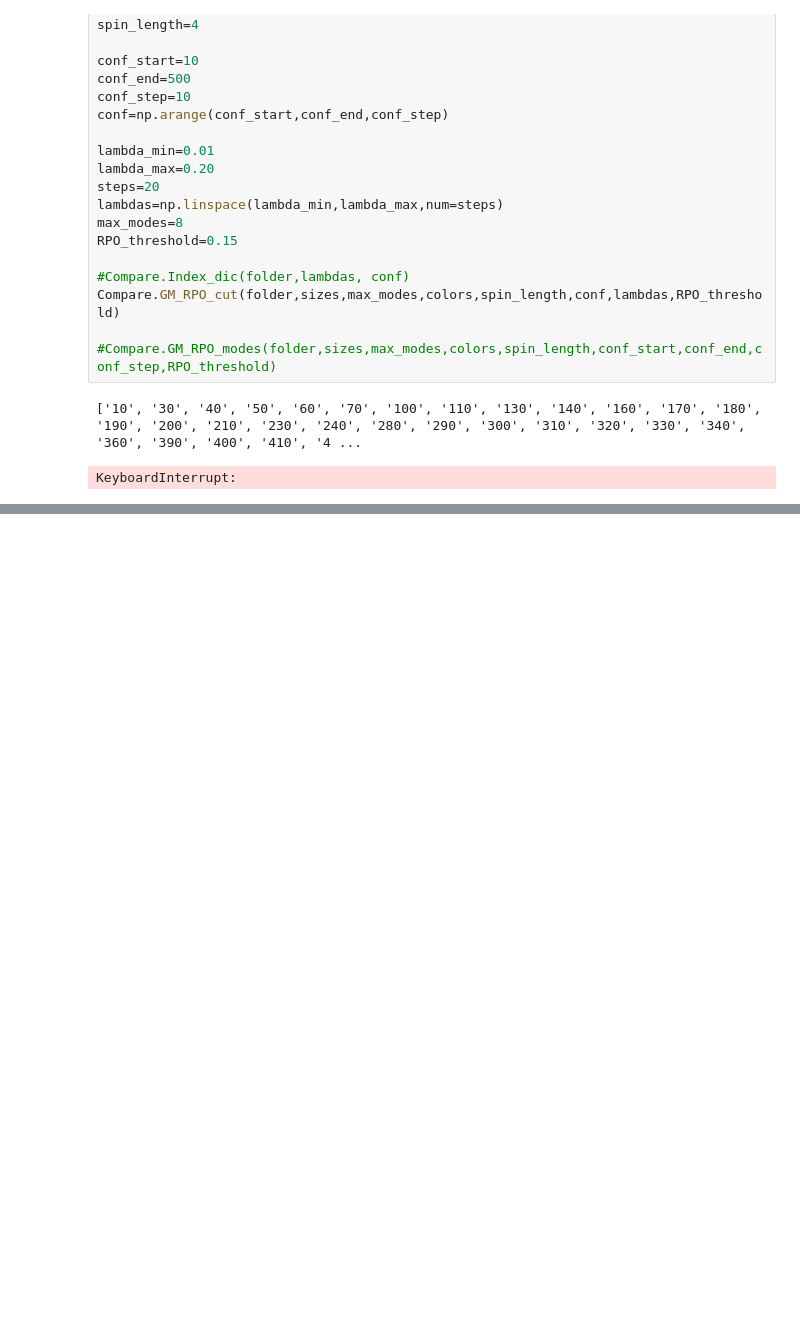
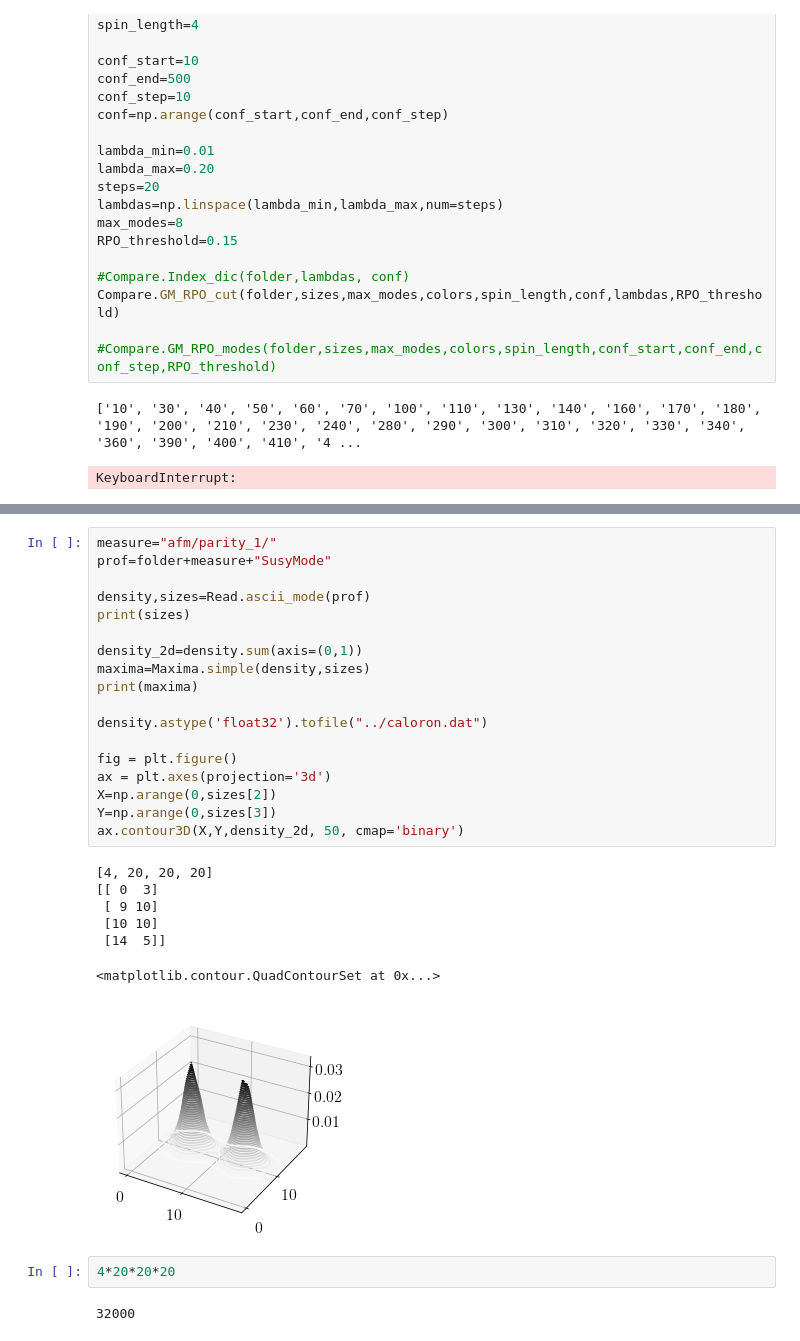
Before and after one commit to Ivan-Soler/AFM, a Jupyter notebook: Check.ipynb, the cells around one changed output, grey strips where cells are left out. Cells and saved outputs as stored; diff of their text form; blank space fills up the shorter version.

Commit message:
Recovered Maxima.py to find maxima

```diff
--- a/Check.ipynb
+++ b/Check.ipynb
@@ -44,0 +98,30 @@ KeyboardInterrupt:
+# %%
+measure="afm/parity_1/"
+prof=folder+measure+"SusyMode"
+
+density,sizes=Read.ascii_mode(prof)
+print(sizes)
+
+density_2d=density.sum(axis=(0,1))
+maxima=Maxima.simple(density,sizes)
+print(maxima)
+
+density.astype('float32').tofile("../caloron.dat")
+
+fig = plt.figure()
+ax = plt.axes(projection='3d')
+X=np.arange(0,sizes[2])
+Y=np.arange(0,sizes[3])
+ax.contour3D(X,Y,density_2d, 50, cmap='binary')
+# %% [output]
+[4, 20, 20, 20]
+[[ 0  3]
+ [ 9 10]
+ [10 10]
+ [14  5]]
+<matplotlib.contour.QuadContourSet at 0x...>
+[figure, added]
+# %%
+4*20*20*20
+# %% [output]
+32000
```
Also changed, not shown: parts of 7 cells of this notebook, 2 other files.
